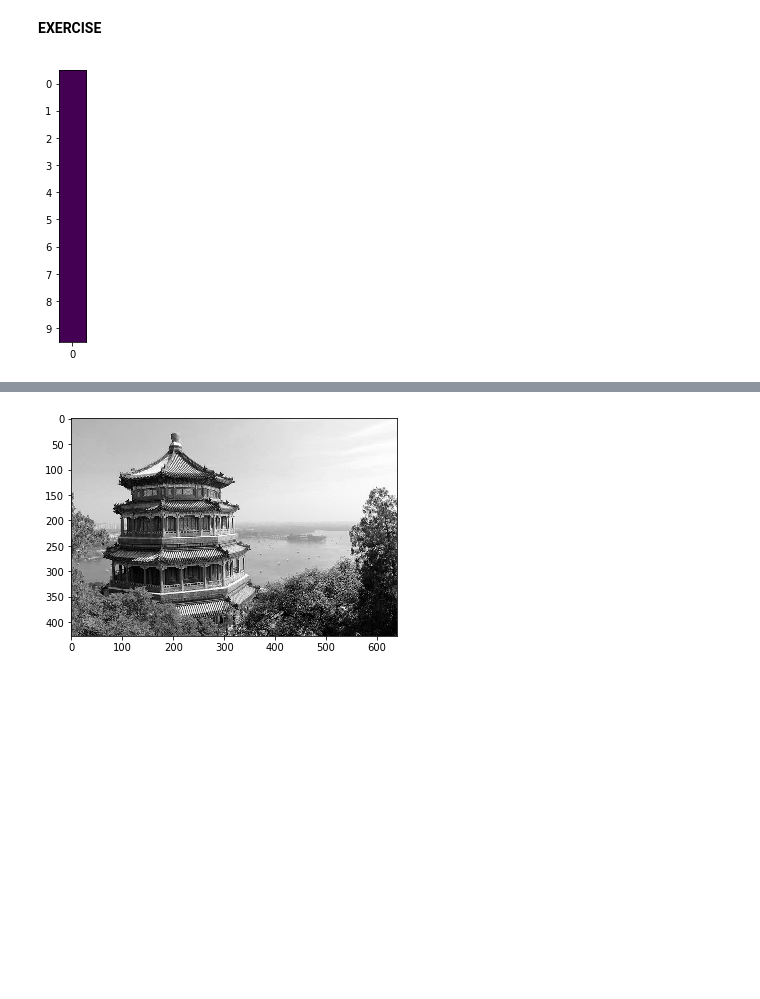
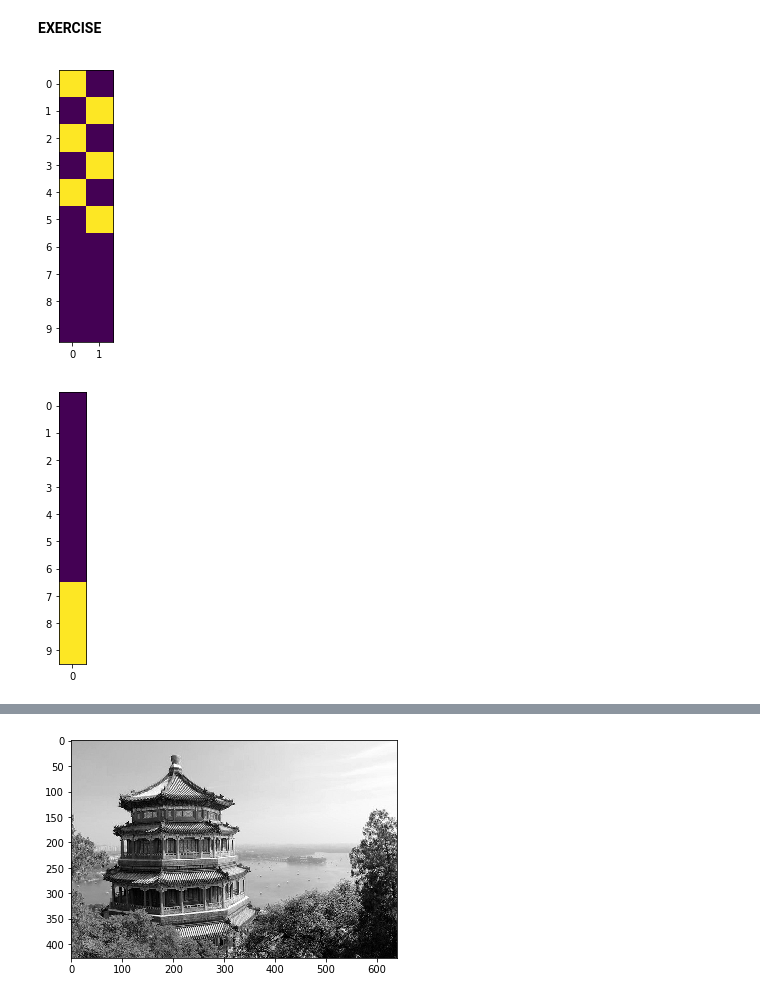
Before and after one commit to haishan-shi/A1, a Jupyter notebook: NB02_Practical_Data_Skills_ArrayOps.ipynb, the cells around one changed output, grey strips where cells are left out. Saved outputs shown, nothing was run; the diff lists cells and outputs as text; code cells hidden in the pictures; blank space fills up the shorter version.

```diff
--- a/NB02_Practical_Data_Skills_ArrayOps.ipynb
+++ b/NB02_Practical_Data_Skills_ArrayOps.ipynb
@@ -140,11 +140,17 @@ show_array(a)
 __EXERCISE__
 # %%
 # Replace ... to produce (1) and (2) (in two experiments)
+a = np.zeros((10, 2))
+a[1:6:2, 1]=1
+a[0:6:2, 0]=1
+show_array(a)
+
 a = np.zeros((10, 1))
-a[...]=1
+a[7:10]=1
 show_array(a)
 # %% [output]
-[figure, old version]
+[figure, new version]
+[figure, added]
 # %%
 # Replace ... to produce (3) and (4) (in two experiments)
 a = np.zeros((10, 10))
```
Also changed, not shown: parts of 2 cells of this notebook.
